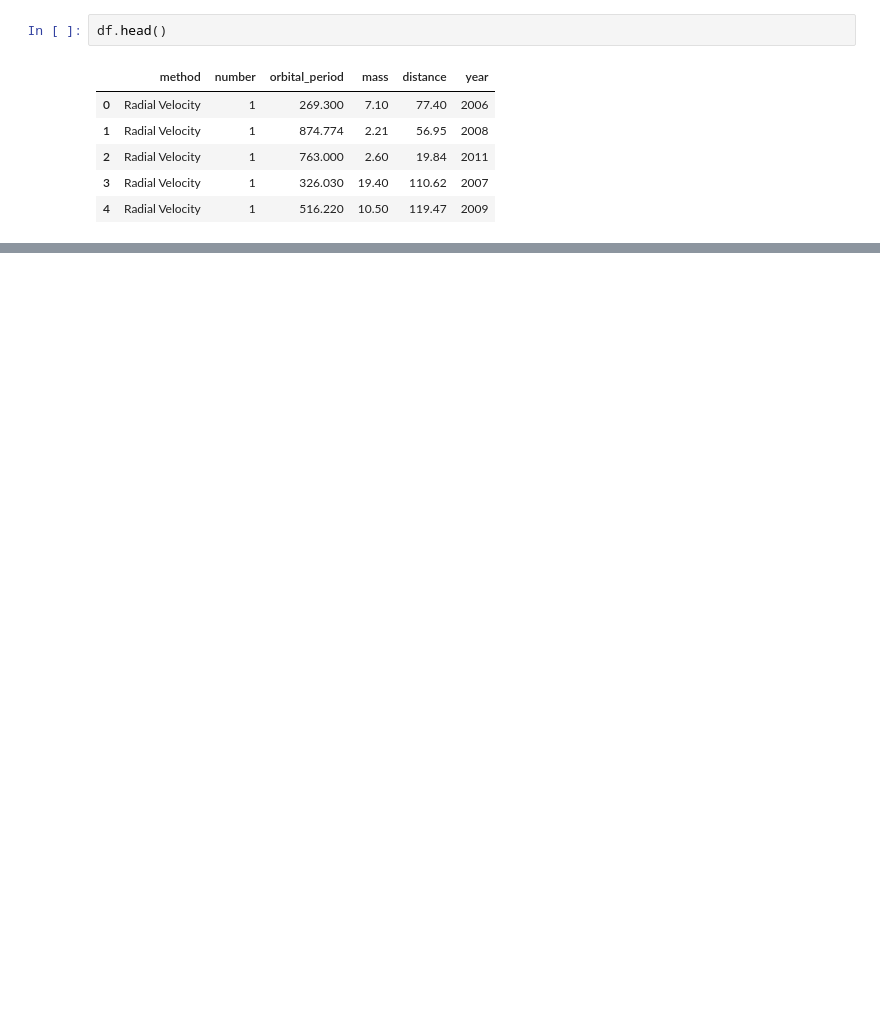
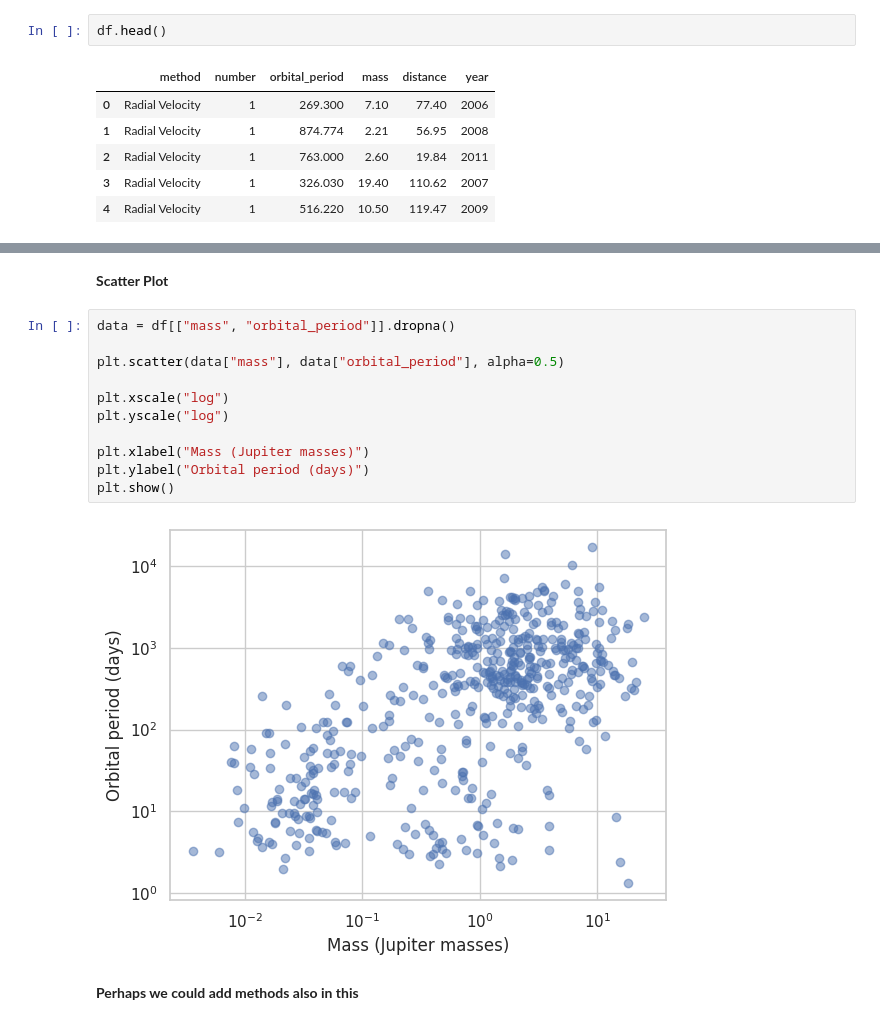
Before and after one commit to aashish7542/ai-learning, a Jupyter notebook: phase-0-foundations/python/phase 0.3.ipynb, the cells around one changed output, grey strips where cells are left out. Cells and saved outputs as stored; diff of their text form; blank space fills up the shorter version.

```diff
--- a/phase-0-foundations/python/phase 0.3.ipynb
+++ b/phase-0-foundations/python/phase 0.3.ipynb
@@ -169,0 +276,17 @@ df.head()
+# %% [markdown]
+**Scatter Plot**
+# %%
+data = df[["mass", "orbital_period"]].dropna()
+
+plt.scatter(data["mass"], data["orbital_period"], alpha=0.5)
+
+plt.xscale("log")
+plt.yscale("log")
+
+plt.xlabel("Mass (Jupiter masses)")
+plt.ylabel("Orbital period (days)")
+plt.show()
+# %% [output]
+[figure, added]
+# %% [markdown]
+**Perhaps we could add methods also in this**
```
Also changed, not shown: parts of 15 cells of this notebook.
